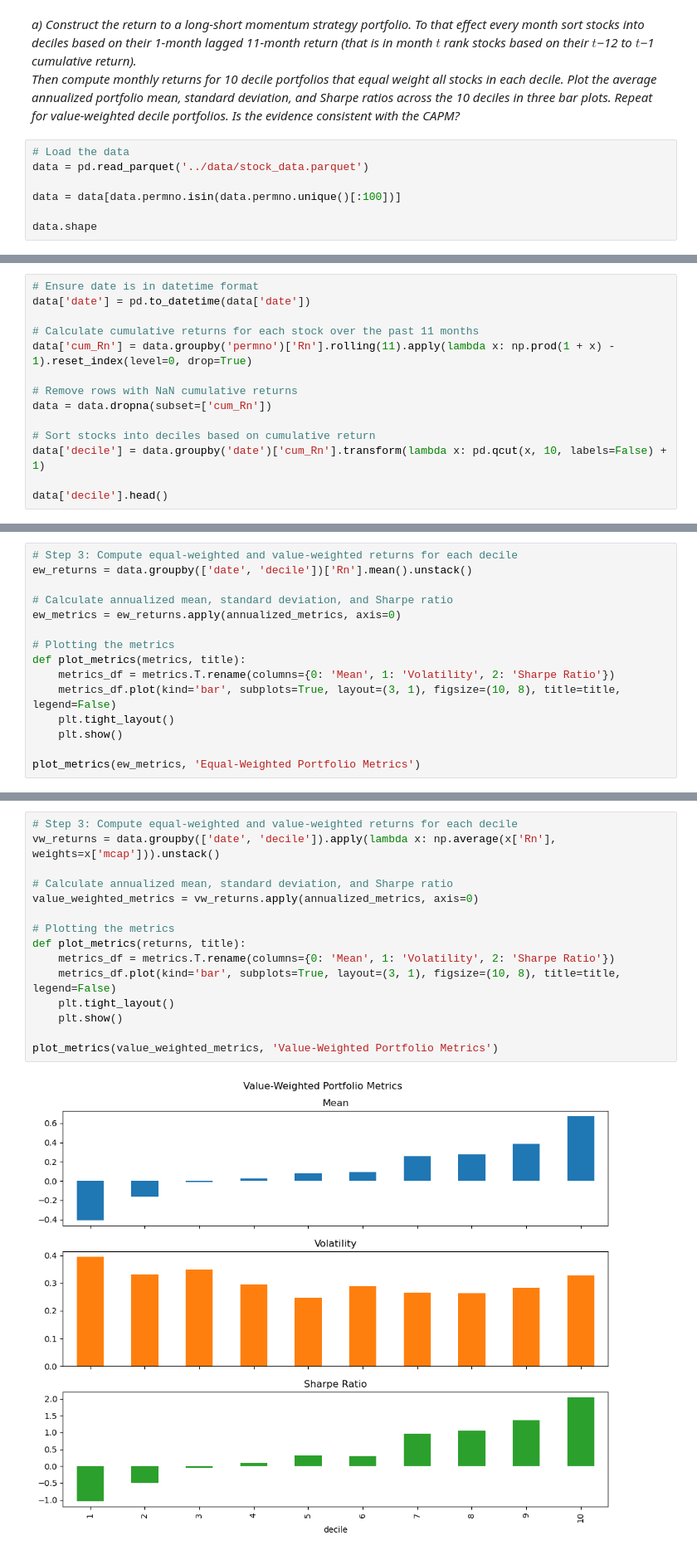
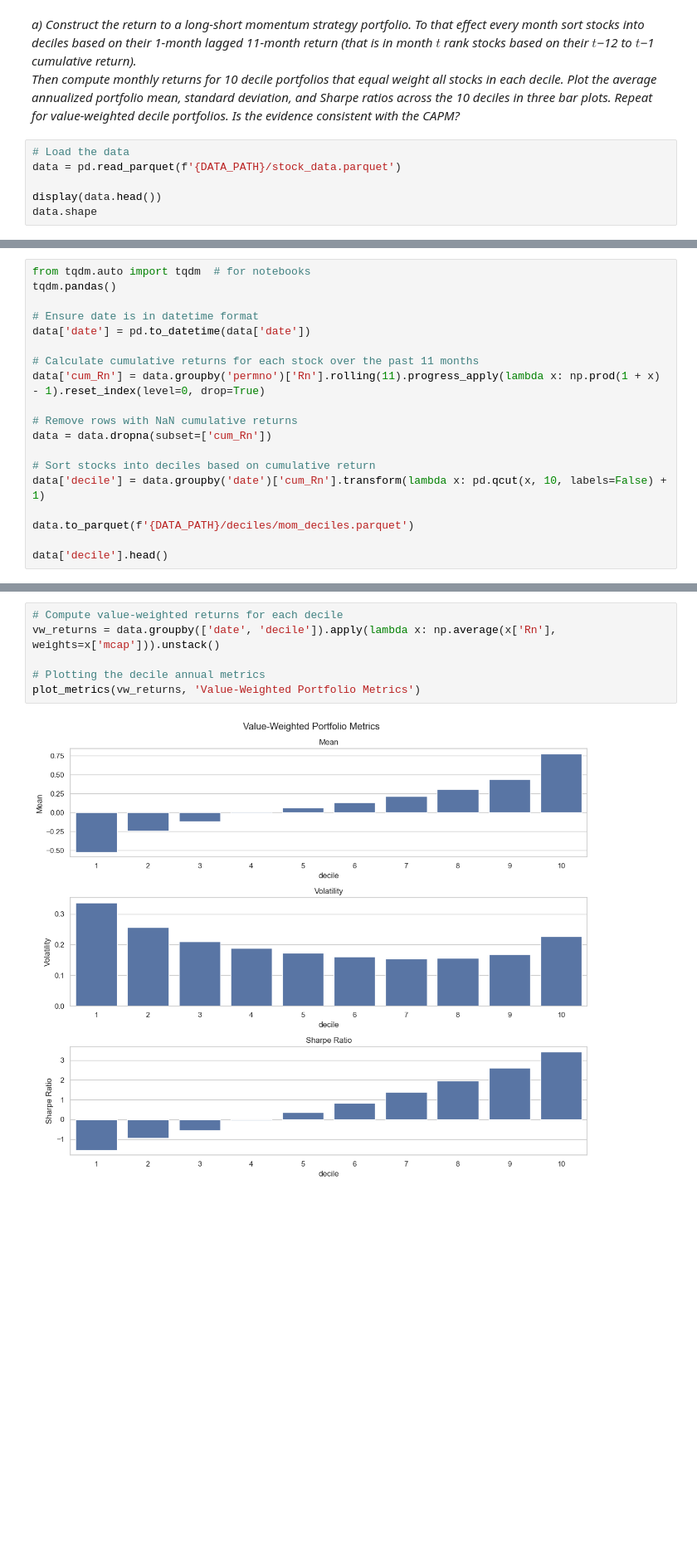
Before and after one commit to Marc-antoineallard74/Investments_project2024, a Jupyter notebook: source/section4.ipynb, the cells around one changed output, grey strips where cells are left out. Shown: that part at 83% size. Cells and saved outputs as stored; diff of their text form; blank space fills up the shorter version.

Commit message:
Adding factor returns

```diff
--- a/source/section4.ipynb
+++ b/source/section4.ipynb
@@ -33,9 +32,8 @@ The autoreload extension is already loaded. To reload it, use:
 *a) Construct the return to a long-short momentum strategy portfolio. To that effect every month sort stocks into deciles based on their 1-month lagged 11-month return (that is in month $t$ rank stocks based on their $t$−12 to $t$−1 cumulative return). <br></br> Then compute monthly returns for 10 decile portfolios that equal weight all stocks in each decile. Plot the average annualized portfolio mean, standard deviation, and Sharpe ratios across the 10 deciles in three bar plots. Repeat for value-weighted decile portfolios. Is the evidence consistent with the CAPM?*
 # %%
 # Load the data
-data = pd.read_parquet('../data/stock_data.parquet')
+data = pd.read_parquet(f'{DATA_PATH}/stock_data.parquet')
 
-data = data[data.permno.isin(data.permno.unique()[:100])]
-
+display(data.head())
 data.shape
 # %% [output]
@@ -43,9 +47,12 @@ data.shape
 # %%
+from tqdm.auto import tqdm  # for notebooks
+tqdm.pandas()
+
 # Ensure date is in datetime format
 data['date'] = pd.to_datetime(data['date'])
 
 # Calculate cumulative returns for each stock over the past 11 months
-data['cum_Rn'] = data.groupby('permno')['Rn'].rolling(11).apply(lambda x: np.prod(1 + x) - 1).reset_index(level=0, drop=True)
+data['cum_Rn'] = data.groupby('permno')['Rn'].rolling(11).progress_apply(lambda x: np.prod(1 + x) - 1).reset_index(level=0, drop=True)
 
 # Remove rows with NaN cumulative returns
 data = data.dropna(subset=['cum_Rn'])
@@ -53,5 +60,7 @@ data = data.dropna(subset=['cum_Rn'])
 # Sort stocks into deciles based on cumulative return
 data['decile'] = data.groupby('date')['cum_Rn'].transform(lambda x: pd.qcut(x, 10, labels=False) + 1)
 
+data.to_parquet(f'{DATA_PATH}/deciles/mom_deciles.parquet')
+
 data['decile'].head()
 # %% [output]
@@ -63,16 +72 @@ data['decile'].head()
 Name: decile, dtype: int64
-# %%
-# Step 3: Compute equal-weighted and value-weighted returns for each decile
-ew_returns = data.groupby(['date', 'decile'])['Rn'].mean().unstack()
-
-# Calculate annualized mean, standard deviation, and Sharpe ratio
-ew_metrics = ew_returns.apply(annualized_metrics, axis=0)
-
-# Plotting the metrics
-def plot_metrics(metrics, title):
-    metrics_df = metrics.T.rename(columns={0: 'Mean', 1: 'Volatility', 2: 'Sharpe Ratio'})
-    metrics_df.plot(kind='bar', subplots=True, layout=(3, 1), figsize=(10, 8), title=title, legend=False)
-    plt.tight_layout()
-    plt.show()
-
-plot_metrics(ew_metrics, 'Equal-Weighted Portfolio Metrics')
@@ -81,17 +81,8 @@ plot_metrics(ew_metrics, 'Equal-Weighted Portfolio Metrics')
 # %%
-# Step 3: Compute equal-weighted and value-weighted returns for each decile
+# Compute value-weighted returns for each decile
 vw_returns = data.groupby(['date', 'decile']).apply(lambda x: np.average(x['Rn'], weights=x['mcap'])).unstack()
 
-# Calculate annualized mean, standard deviation, and Sharpe ratio
-value_weighted_metrics = vw_returns.apply(annualized_metrics, axis=0)
-
-# Plotting the metrics
-def plot_metrics(returns, title):
-    metrics_df = metrics.T.rename(columns={0: 'Mean', 1: 'Volatility', 2: 'Sharpe Ratio'})
-    metrics_df.plot(kind='bar', subplots=True, layout=(3, 1), figsize=(10, 8), title=title, legend=False)
-    plt.tight_layout()
-    plt.show()
-
-plot_metrics(value_weighted_metrics, 'Value-Weighted Portfolio Metrics')
+# Plotting the decile annual metrics
+plot_metrics(vw_returns, 'Value-Weighted Portfolio Metrics')
 # %% [output]
-[figure, old version]
+[figure, new version]
```
Also changed, not shown: parts of 14 cells of this notebook, 5 other files.
